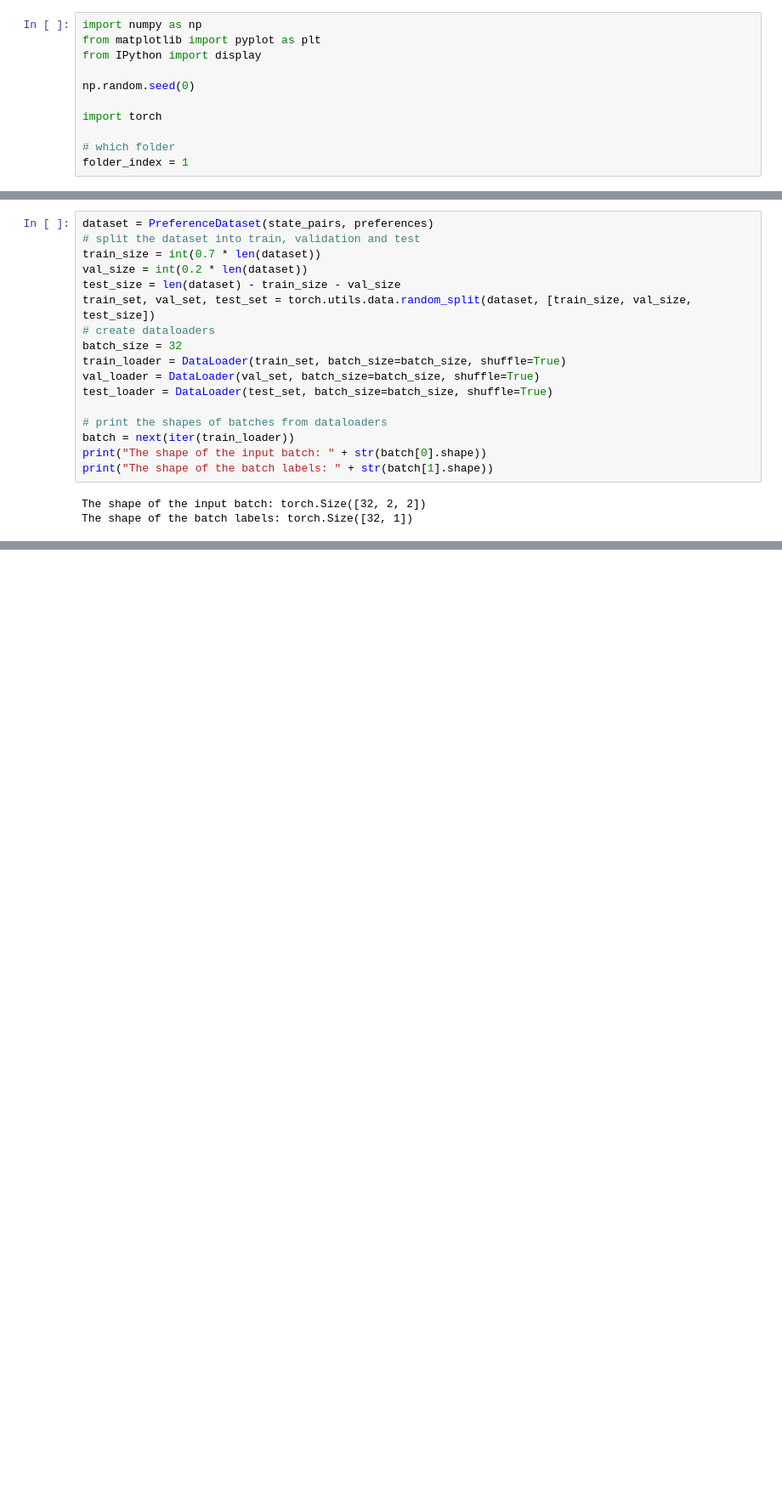
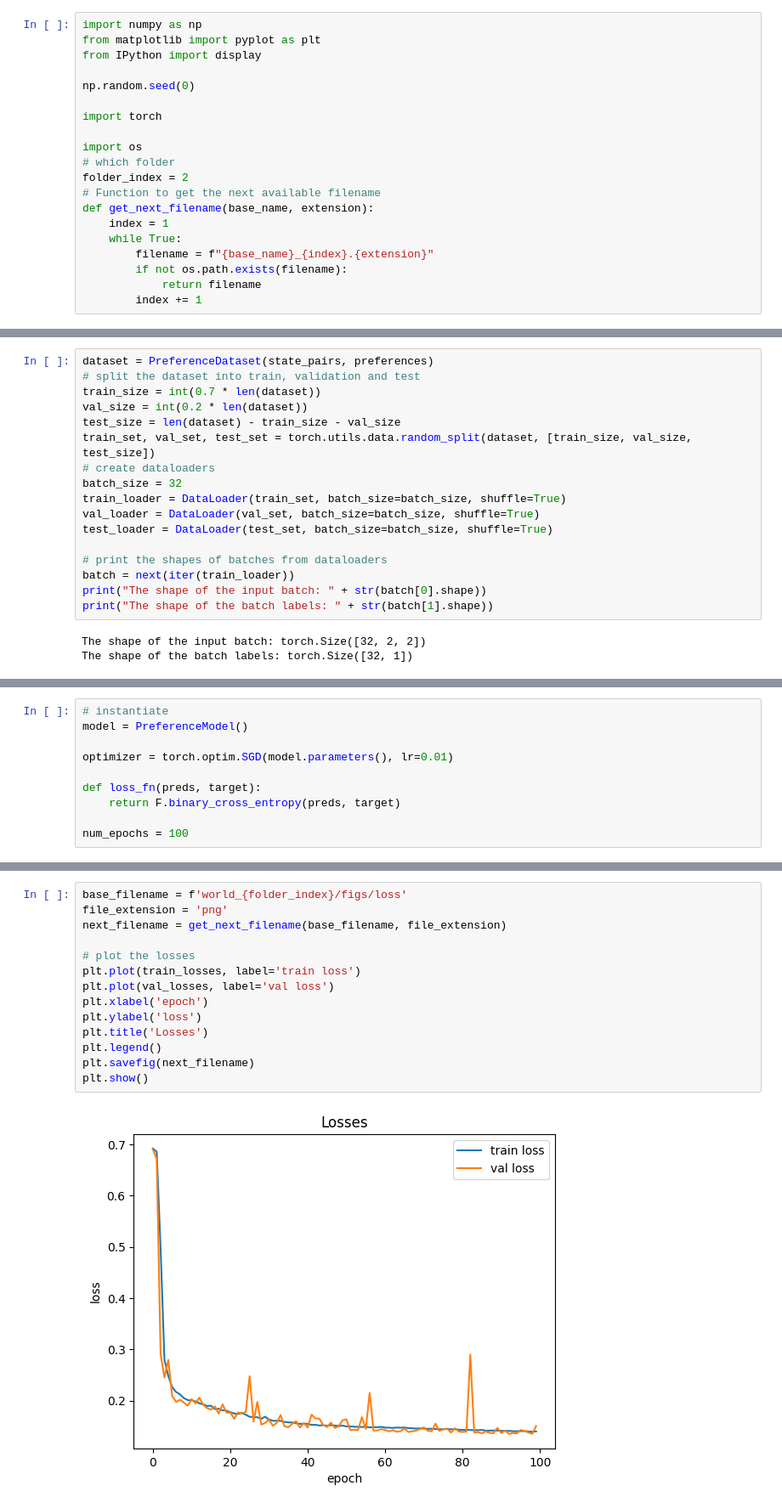
Before and after one commit to Alex427427427/2023_SRP_long_horizon, a Jupyter notebook: 2D_world/grid_env_PTR_training.ipynb, the cells around one changed output, grey strips where cells are left out. Shown at 85% size. Saved outputs shown, nothing was run; the diff lists cells and outputs as text; blank space fills up the shorter version.

Commit message:
trained PTR

```diff
--- a/2D_world/grid_env_PTR_training.ipynb
+++ b/2D_world/grid_env_PTR_training.ipynb
@@ -7,8 +7,17 @@ np.random.seed(0)
 
 import torch
 
+import os
 # which folder
-folder_index = 1
+folder_index = 2
+# Function to get the next available filename
+def get_next_filename(base_name, extension):
+    index = 1
+    while True:
+        filename = f"{base_name}_{index}.{extension}"
+        if not os.path.exists(filename):
+            return filename
+        index += 1
 # %%
 from grid_env import GridEnv
 env = GridEnv(sparse=True)
@@ -150,3 +162,13 @@ def validation_step(input_batch, target_batch, model, loss_fn):
     preds = model(input_batch) # forward pass
     loss = loss_fn(preds, target_batch) # find loss
     return loss.item()
+# %%
+# instantiate
+model = PreferenceModel()
+
+optimizer = torch.optim.SGD(model.parameters(), lr=0.01)
+
+def loss_fn(preds, target):
+    return F.binary_cross_entropy(preds, target)
+
+num_epochs = 100
@@ -152,0 +241,16 @@ def validation_step(input_batch, target_batch, model, loss_fn):
+# %%
+base_filename = f'world_{folder_index}/figs/loss'
+file_extension = 'png'
+next_filename = get_next_filename(base_filename, file_extension)
+
+# plot the losses
+plt.plot(train_losses, label='train loss')
+plt.plot(val_losses, label='val loss')
+plt.xlabel('epoch')
+plt.ylabel('loss')
+plt.title('Losses')
+plt.legend()
+plt.savefig(next_filename)
+plt.show()
+# %% [output]
+[figure, added]
```
Also changed, not shown: parts of 5 cells of this notebook, 22 other files.
